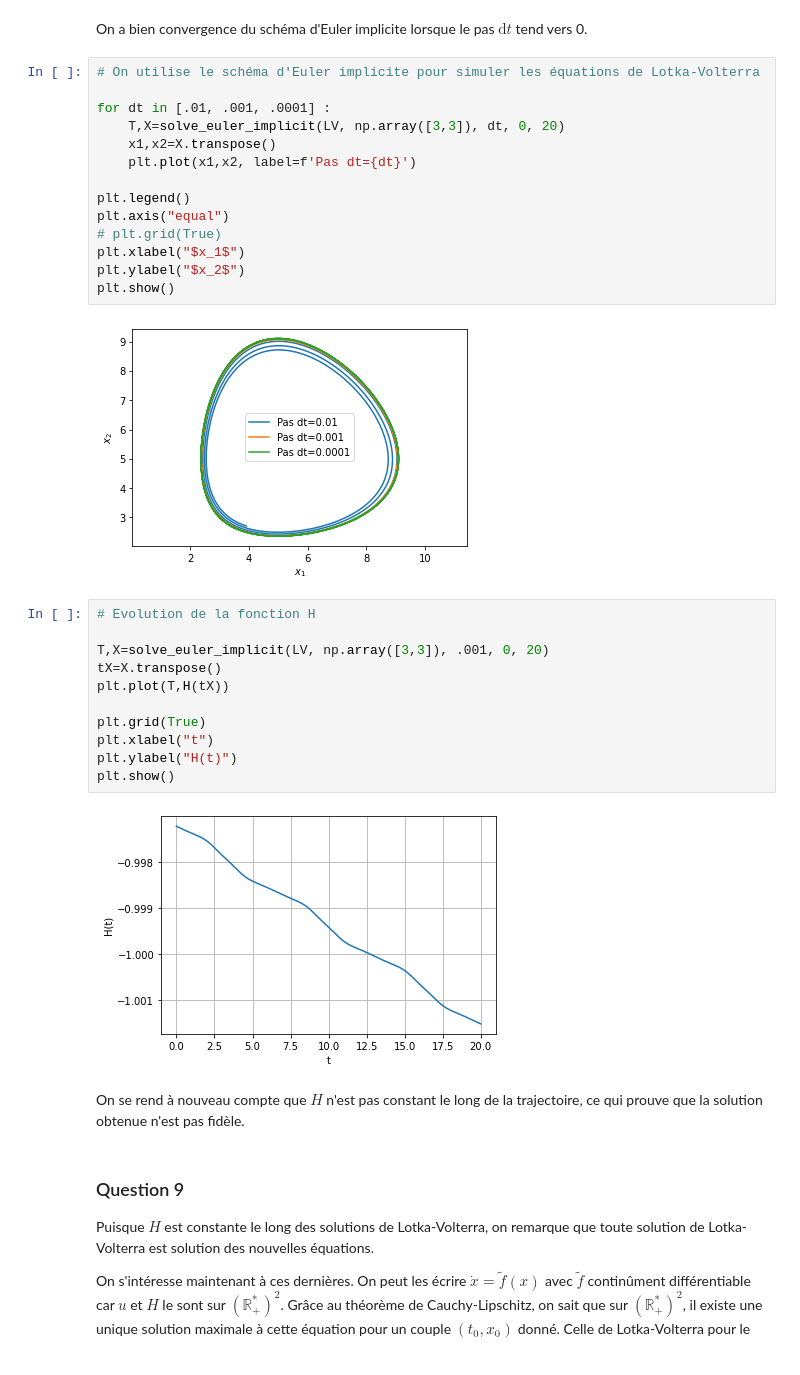
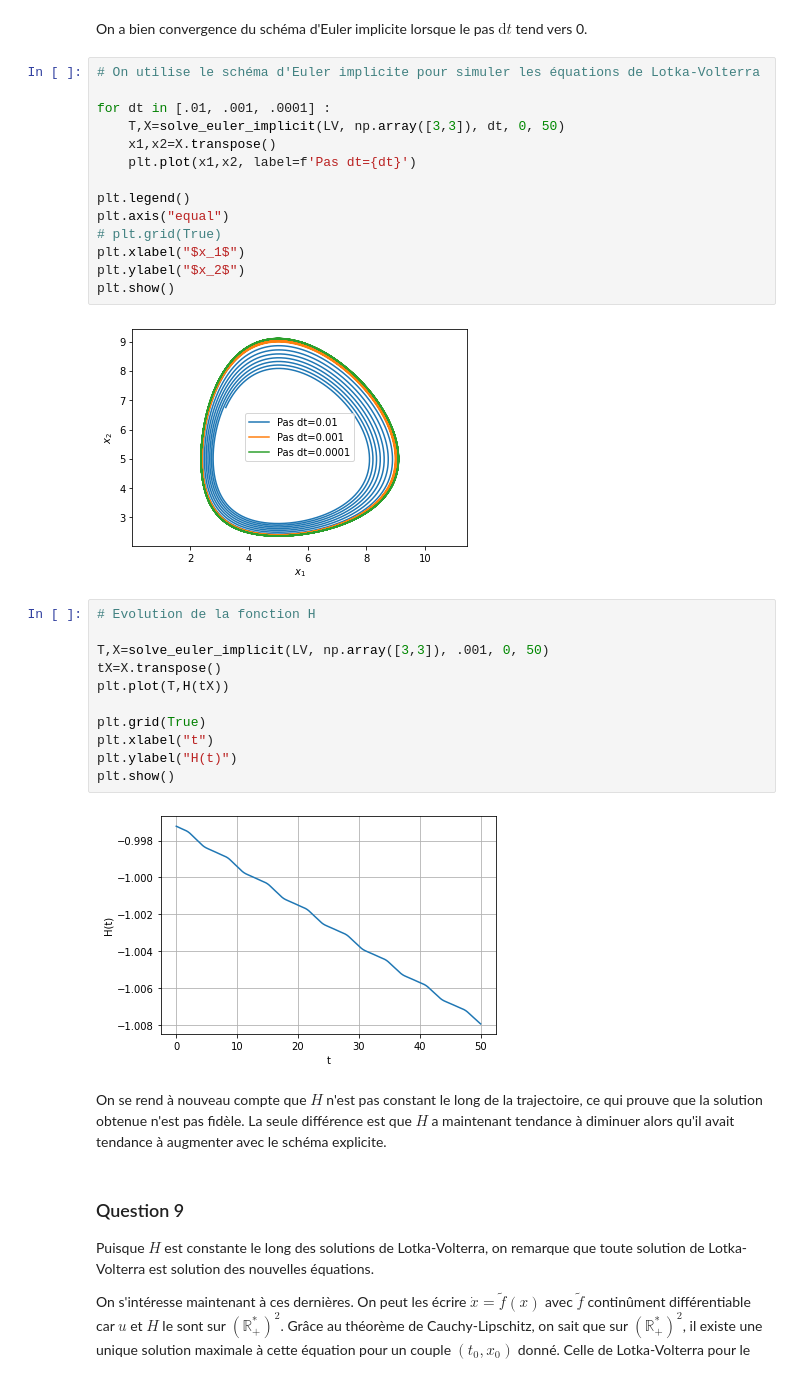
Before and after one commit to sophian-a/projet-equa-diff, a Jupyter notebook: Akkari-Blanchiet-eq-diff.ipynb, the cells around one changed output. Cells and saved outputs as stored; diff of their text form.

```diff
--- a/Akkari-Blanchiet-eq-diff.ipynb
+++ b/Akkari-Blanchiet-eq-diff.ipynb
@@ -240,7 +240,7 @@ On a bien convergence du schéma d'Euler implicite lorsque le pas $\text{d}t$ te
 # On utilise le schéma d'Euler implicite pour simuler les équations de Lotka-Volterra
 
 for dt in [.01, .001, .0001] :
-    T,X=solve_euler_implicit(LV, np.array([3,3]), dt, 0, 20)
+    T,X=solve_euler_implicit(LV, np.array([3,3]), dt, 0, 50)
     x1,x2=X.transpose()
     plt.plot(x1,x2, label=f'Pas dt={dt}')
 
@@ -251,22 +251,22 @@ plt.xlabel("$x_1$")
 plt.ylabel("$x_2$")
 plt.show()
 # %% [output]
-[figure, old version]
+[figure, new version]
 # %%
 # Evolution de la fonction H
 
-T,X=solve_euler_implicit(LV, np.array([3,3]), .001, 0, 20)
+T,X=solve_euler_implicit(LV, np.array([3,3]), .001, 0, 50)
 tX=X.transpose()
 plt.plot(T,H(tX))
 
 plt.grid(True)
 plt.xlabel("t")
 plt.ylabel("H(t)")
 plt.show()
 # %% [output]
-[figure, old version]
+[figure, new version]
 # %% [markdown]
-On se rend à nouveau compte que $H$ n'est pas constant le long de la trajectoire, ce qui prouve que la solution obtenue n'est pas fidèle.
+On se rend à nouveau compte que $H$ n'est pas constant le long de la trajectoire, ce qui prouve que la solution obtenue n'est pas fidèle. La seule différence est que $H$ a maintenant tendance à diminuer alors qu'il avait tendance à augmenter avec le schéma explicite.
 # %% [markdown]
 ### Question 9
 
```
Also changed, not shown: parts of 3 cells of this notebook.
